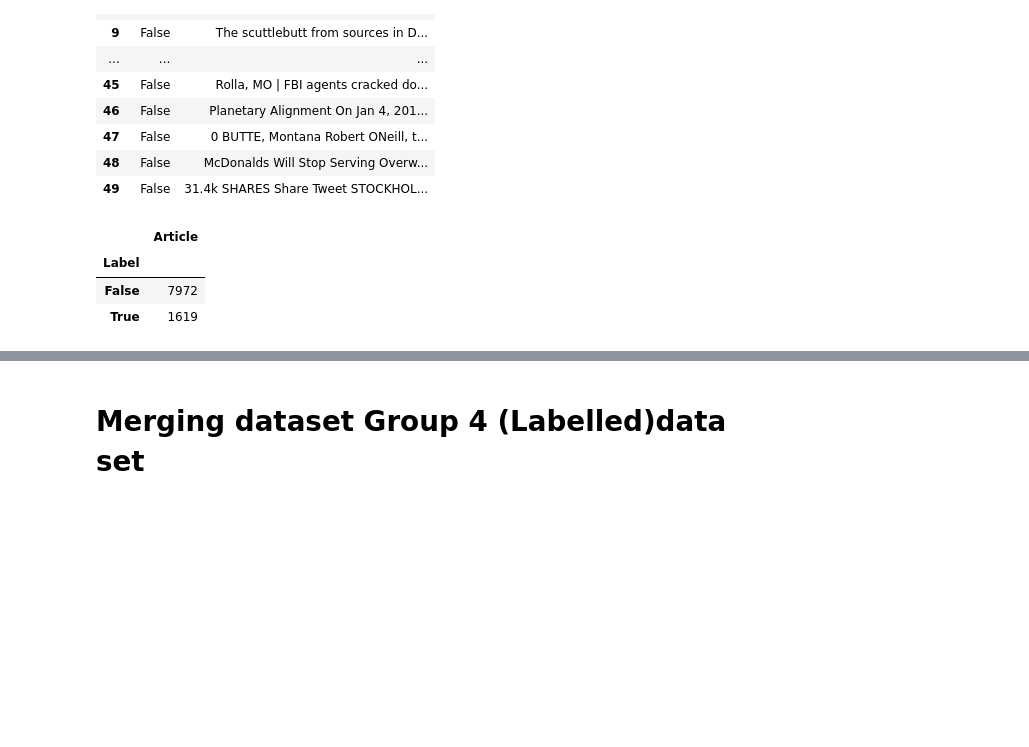
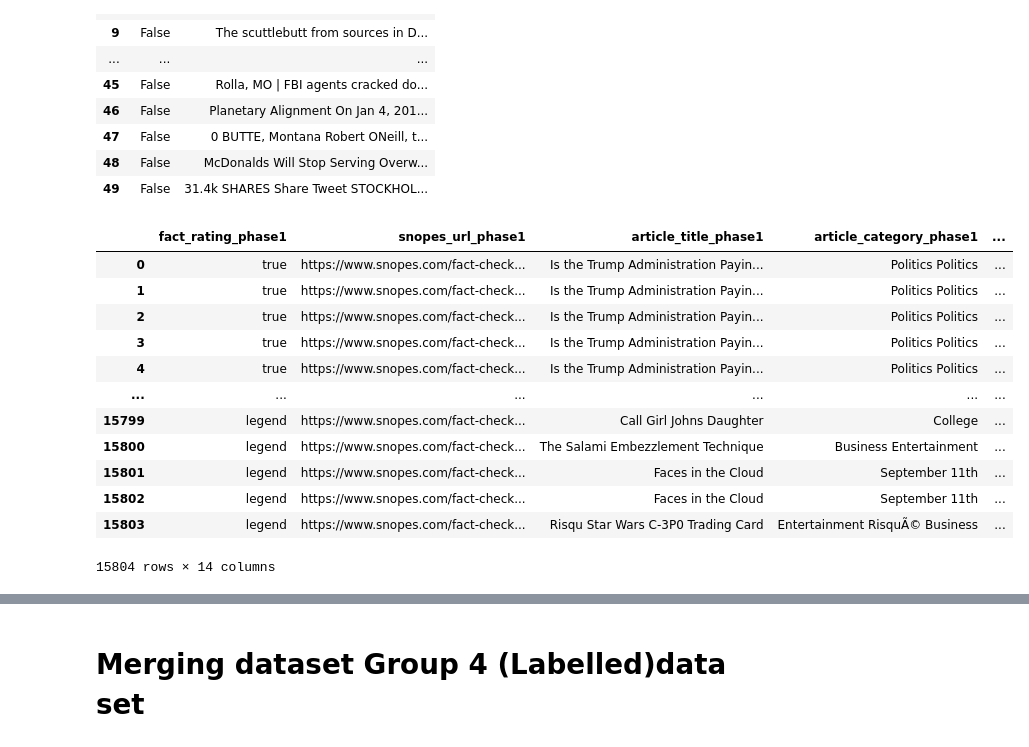
Before and after one commit to bksaini078/fake_news_detection, a Jupyter notebook: Data_Processing/Data_Merging.ipynb, the cells around one changed output, grey strips where cells are left out. Cells and saved outputs as stored; diff of their text form; code cells hidden in the pictures; blank space fills up the shorter version.

```diff
--- a/Data_Processing/Data_Merging.ipynb
+++ b/Data_Processing/Data_Merging.ipynb
@@ -51,24 +65,33 @@ misinfo_emergent
 # %%
 misinfo_snopes_original= pd.read_csv("MisInfoText_Asr_FT_etal_2019-Snopes/snopes_phase2_clean_2018_7_3.csv",header= 0, encoding="ISO-8859-1")
 misinfo_snopes=misinfo_snopes_original[['fact_rating_phase1','original_article_text_phase2']]
 
 #resetting index
 misinfo_snopes=misinfo_snopes.reset_index(drop=True)
 
 #dropping other labels in the data set
 misinfo_snopes=misinfo_snopes[(misinfo_snopes['fact_rating_phase1'] == 'true' )|(misinfo_snopes['fact_rating_phase1'] == 'false' )]
 
 #changing name of the columns
 misinfo_snopes= misinfo_snopes.rename(columns={'fact_rating_phase1':'Label','original_article_text_phase2':'Article'})
 misinfo_snopes=misinfo_snopes.replace('true','True')
 misinfo_snopes=misinfo_snopes.replace('false','False')
 
-misinfo_snopes.groupby('Label').count()
+misinfo_snopes_original
 # %% [output]
-|  | Article |
-| Label |  |
-| False | 7972 |
-| True | 1619 |
+|  | fact_rating_phase1 | snopes_url_phase1 | article_title_phase1 | article_category_phase1 | ... |
+| 0 | true | https://www.snopes.com/fact-check... | Is the Trump Administration Payin... | Politics Politics | ... |
+| 1 | true | https://www.snopes.com/fact-check... | Is the Trump Administration Payin... | Politics Politics | ... |
+| 2 | true | https://www.snopes.com/fact-check... | Is the Trump Administration Payin... | Politics Politics | ... |
+| 3 | true | https://www.snopes.com/fact-check... | Is the Trump Administration Payin... | Politics Politics | ... |
+| 4 | true | https://www.snopes.com/fact-check... | Is the Trump Administration Payin... | Politics Politics | ... |
+| ... | ... | ... | ... | ... | ... |
+| 15799 | legend | https://www.snopes.com/fact-check... | Call Girl Johns Daughter | College | ... |
+| 15800 | legend | https://www.snopes.com/fact-check... | The Salami Embezzlement Technique | Business Entertainment | ... |
+| 15801 | legend | https://www.snopes.com/fact-check... | Faces in the Cloud | September 11th | ... |
+| 15802 | legend | https://www.snopes.com/fact-check... | Faces in the Cloud | September 11th | ... |
+| 15803 | legend | https://www.snopes.com/fact-check... | Risqu Star Wars C-3P0 Trading Card | Entertainment RisquÃ© Business | ... |
+15804 rows × 14 columns
 # %%
 #Parez_Rosas dataset
 import glob
```
Also changed, not shown: parts of 4 cells of this notebook.
